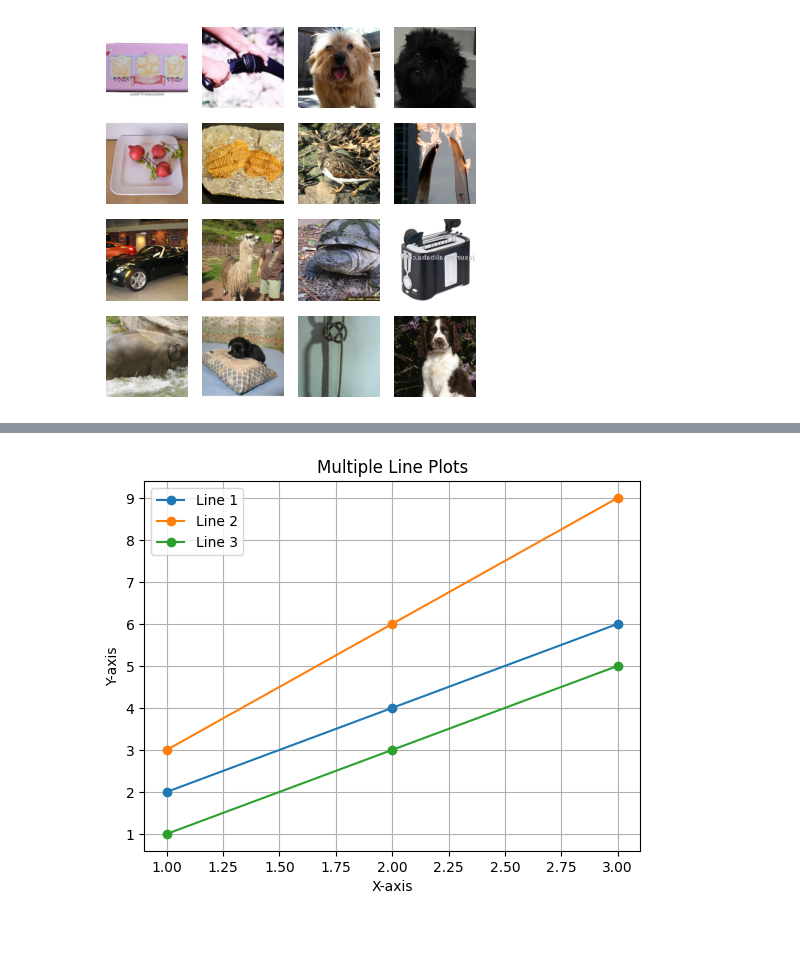
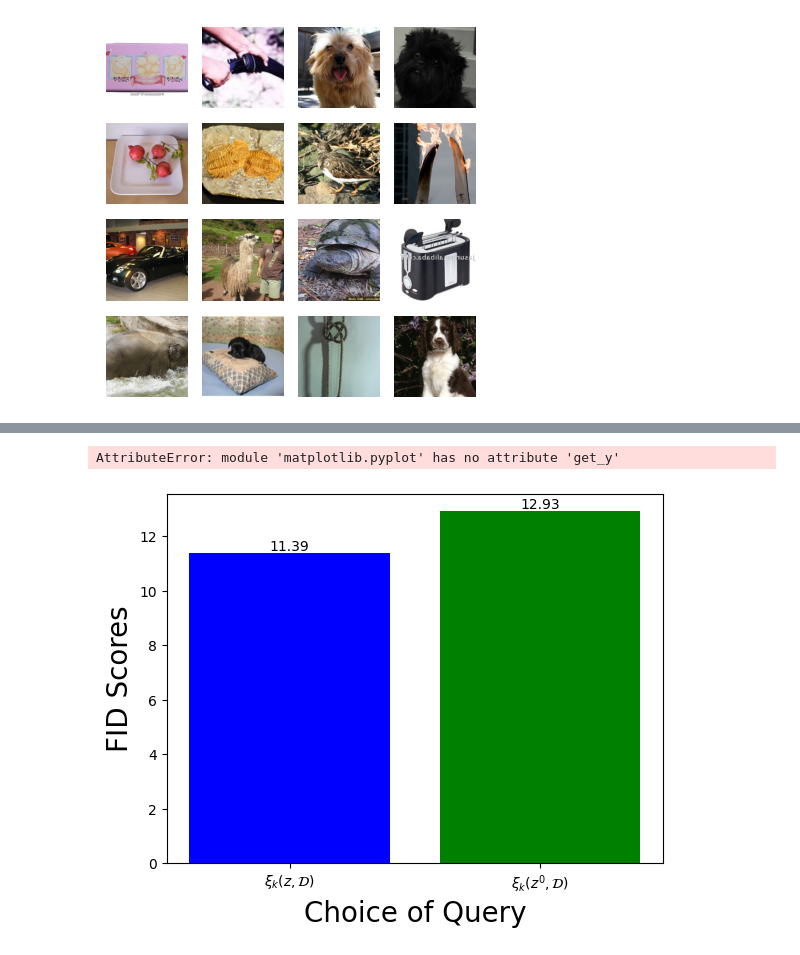
Before and after one commit to avideep/rissole, a Jupyter notebook: NewBlockRDM/testbook.ipynb, the cells around one changed output, grey strips where cells are left out. Cells and saved outputs as stored; diff of their text form; code cells hidden in the pictures.

```diff
--- a/NewBlockRDM/testbook.ipynb
+++ b/NewBlockRDM/testbook.ipynb
@@ -586,12 +581,0 @@ y = torch.randn_like(x)
-# %%
-position = 0
-for i in range(0, x.shape[-1], block_size):
-    for j in range(0, x.shape[-1], block_size):
-        # if j==0 and i>0:
-            #         prev_block = x[:,:,i-block_size:i, j:j+block_size]
-            print(position)
-            block_pos = torch.full((x.size(0),),position, dtype=torch.int64).to(device)
-            curr_block = x[:, :, i:i+block_size, j:j+block_size]
-            y[:, :, i:i+block_size, j:j+block_size] = curr_block
-            position += 1
-plot_tensor_images(y)
@@ -625,35 +582,28 @@ plt.show()
-# %%
-import matplotlib.pyplot as plt
-
-# Values for x-axis and y-axis for the first line plot
-x_values = [10, 15, 20]
-y_values1 = [2, 4, 6]
-
-# Values for y-axis for the second line plot
-y_values2 = [3, 6, 9]
-
-# Values for y-axis for the third line plot
-y_values3 = [1, 3, 5]
-
-# Plotting the first line plot
-plt.plot(x_values, y_values1, marker='o', label='Line 1')
-
-# Plotting the second line plot
-plt.plot(x_values, y_values2, marker='o', label='Line 2')
-
-# Plotting the third line plot
-plt.plot(x_values, y_values3, marker='o', label='Line 3')
-
-# Adding labels and title
-plt.xlabel('X-axis')
-plt.ylabel('Y-axis')
-plt.title('Multiple Line Plots')
-
-# Adding legend
-plt.legend()
-
-# Displaying the plot
-plt.grid(True)
-plt.show()
-# %% [output]
-[figure, removed]
+# %%
+import matplotlib.pyplot as plt
+
+# Method names
+methods = [r'$\xi_k(z, \mathcal{D})$', r'$\xi_k(z^0, \mathcal{D})$']
+
+# FID scores
+fid_scores = [11.39, 12.93]  # Example values, replace with your actual data
+
+# Create bar plot
+plt.bar(methods, fid_scores, color=['blue', 'green'])
+
+# Adding labels and title
+plt.xlabel('Choice of Query', fontsize = 20)
+plt.ylabel('FID Scores', fontsize = 20)
+# plt.title('Comparison of FID Scores for ')
+
+for i in range(len(methods)):
+    plt.text(i, fid_scores[i], str(fid_scores[i]), ha='center', va='bottom')
+for i in range(len(methods)):
+    plt.text(0.1, plt.get_y()+plt.get_height()/2, disease, color = 'white', ha = 'left', va = 'center')
+
+plt.savefig('fid_z_vs_zi.png', bbox_inches='tight', dpi=300)
+# Display the plot
+plt.show()
+# %% [output]
+AttributeError: module 'matplotlib.pyplot' has no attribute 'get_y'
+[figure, added]
```
Also changed, not shown: parts of 4 cells of this notebook.
